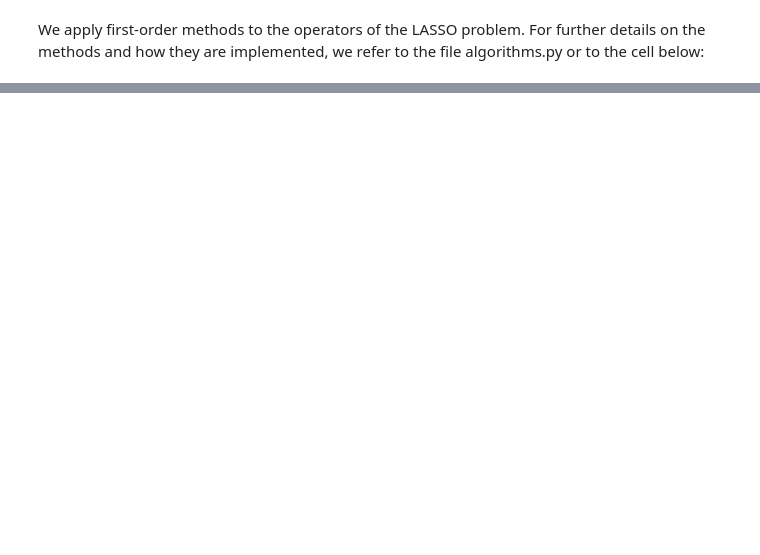
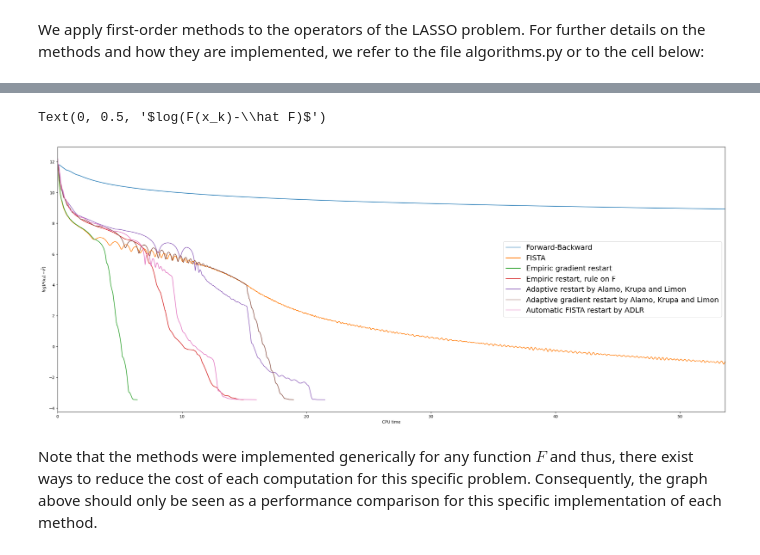
Before and after one commit to HippolyteLBRRR/FISTA-restart-using-an-automatic-estimation-of-the-growth-parameter, a Jupyter notebook: Numerical_experiments_LS.ipynb, the cells around one changed output, grey strips where cells are left out. Saved outputs shown, nothing was run; the diff lists cells and outputs as text; code cells hidden in the pictures; blank space fills up the shorter version.

```diff
--- a/Numerical_experiments_LS.ipynb
+++ b/Numerical_experiments_LS.ipynb
@@ -101,0 +107,9 @@ Plot(Global_Plot,ite=False)
+# %%
+Plot(Global_Plot,ite=False,eps=1e-9)
+plt.xlabel("CPU time (in seconds)")
+plt.ylabel("$log(F(x_k)-\hat F)$")
+# %% [output]
+Text(0, 0.5, '$log(F(x_k)-\\hat F)$')
+[figure, added]
+# %% [markdown]
+Note that the methods were implemented generically for any function $F$ and thus, there exist ways to reduce the cost of each computation for this specific problem. Consequently, the graph above should only be seen as a performance comparison for this specific implementation of each method.
```
Also changed, not shown: parts of 16 cells of this notebook.
